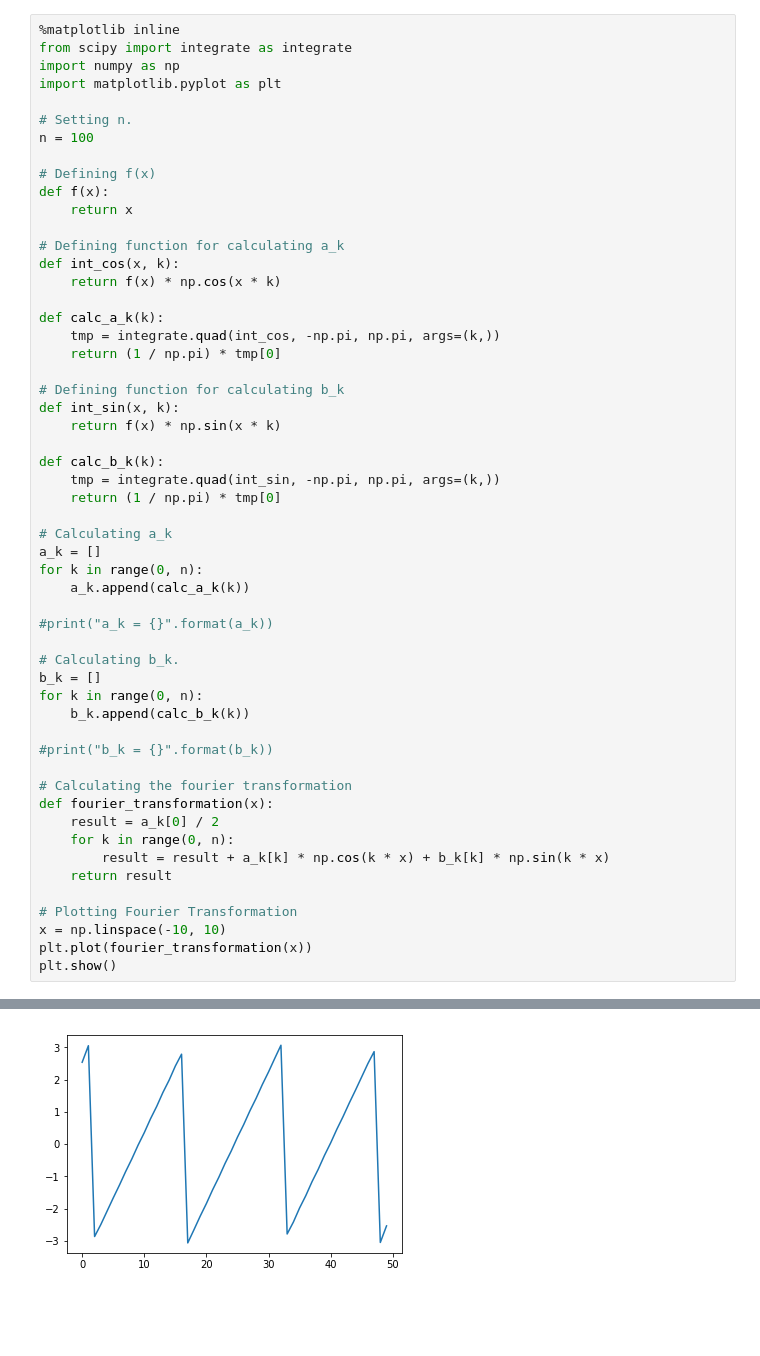
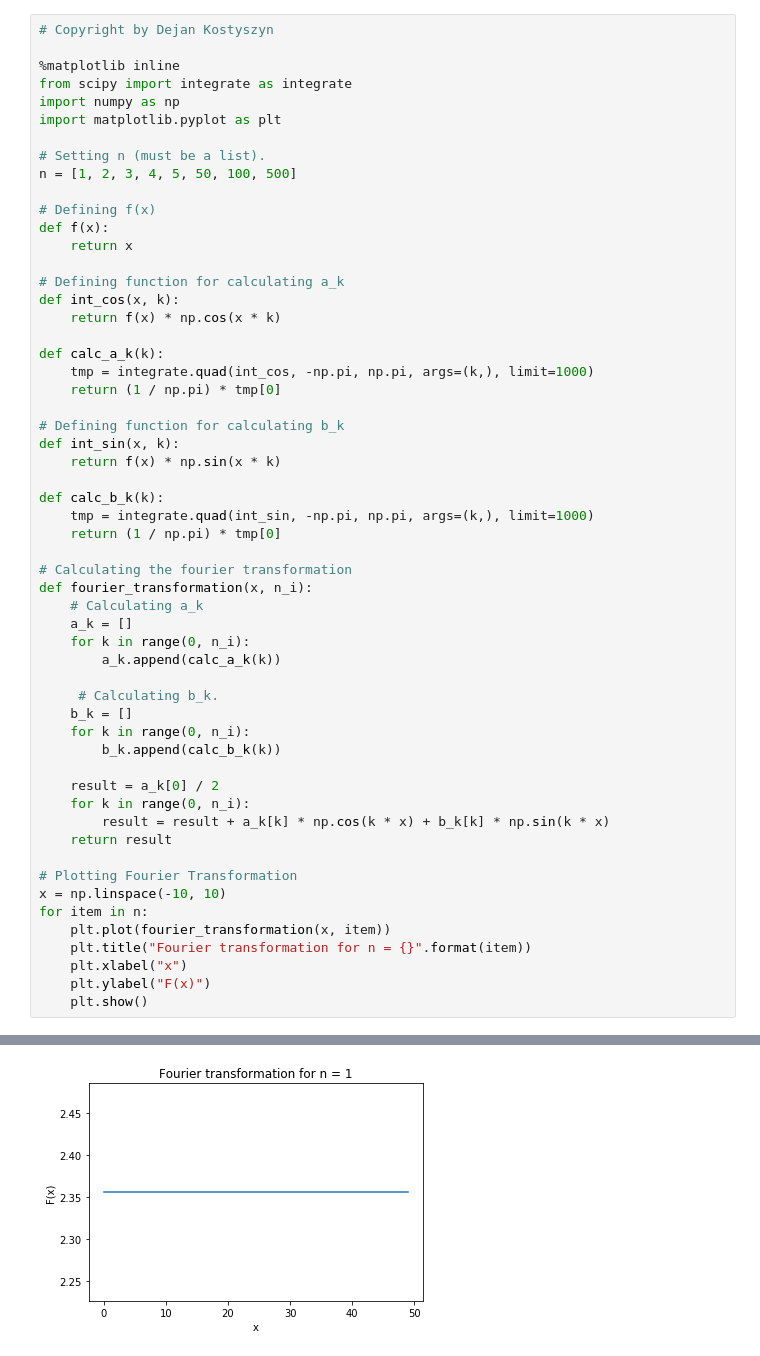
Before and after one commit to DejanKostyszyn/FourierTransformation, a Jupyter notebook: FourierTransformation.ipynb, the cells around one changed output, grey strips where cells are left out. Saved outputs shown, nothing was run; the diff lists cells and outputs as text; blank space fills up the shorter version.

```diff
--- a/FourierTransformation.ipynb
+++ b/FourierTransformation.ipynb
@@ -9,13 +10,15 @@ $$
 \lim \limits_{n \rightarrow \infty} \frac{a_0}{2} + \sum_{k=1}^{n} a_k \cos(kx)+b_k \sin(kx)
 $$
 # %%
+# Copyright by Dejan Kostyszyn
+
 %matplotlib inline
 from scipy import integrate as integrate
 import numpy as np
 import matplotlib.pyplot as plt
 
-# Setting n.
-n = 100
+# Setting n (must be a list).
+n = [1, 2, 3, 4, 5, 50, 100, 500]
 
 # Defining f(x)
 def f(x):
@@ -26,7 +29,7 @@ def int_cos(x, k):
     return f(x) * np.cos(x * k)
 
 def calc_a_k(k):
-    tmp = integrate.quad(int_cos, -np.pi, np.pi, args=(k,))
+    tmp = integrate.quad(int_cos, -np.pi, np.pi, args=(k,), limit=1000)
     return (1 / np.pi) * tmp[0]
 
 # Defining function for calculating b_k
@@ -34,32 +37,32 @@ def int_sin(x, k):
     return f(x) * np.sin(x * k)
 
 def calc_b_k(k):
-    tmp = integrate.quad(int_sin, -np.pi, np.pi, args=(k,))
+    tmp = integrate.quad(int_sin, -np.pi, np.pi, args=(k,), limit=1000)
     return (1 / np.pi) * tmp[0]
 
-# Calculating a_k
-a_k = []
-for k in range(0, n):
-    a_k.append(calc_a_k(k))
+# Calculating the fourier transformation
+def fourier_transformation(x, n_i):
+    # Calculating a_k
+    a_k = []
+    for k in range(0, n_i):
+        a_k.append(calc_a_k(k))
 
-#print("a_k = {}".format(a_k))
+     # Calculating b_k.
+    b_k = []
+    for k in range(0, n_i):
+        b_k.append(calc_b_k(k))
 
-# Calculating b_k.
-b_k = []
-for k in range(0, n):
-    b_k.append(calc_b_k(k))
-
-#print("b_k = {}".format(b_k))
-
-# Calculating the fourier transformation
-def fourier_transformation(x):
     result = a_k[0] / 2
-    for k in range(0, n):
+    for k in range(0, n_i):
         result = result + a_k[k] * np.cos(k * x) + b_k[k] * np.sin(k * x)
     return result
 
 # Plotting Fourier Transformation
 x = np.linspace(-10, 10)
-plt.plot(fourier_transformation(x))
-plt.show()
+for item in n:
+    plt.plot(fourier_transformation(x, item))
+    plt.title("Fourier transformation for n = {}".format(item))
+    plt.xlabel("x")
+    plt.ylabel("F(x)")
+    plt.show()
 # %% [output]
@@ -71 +69 @@ plt.show()
-[figure, old version]
+[figure, new version]
```
Also changed, not shown: parts of 2 cells of this notebook, 1 other file.
